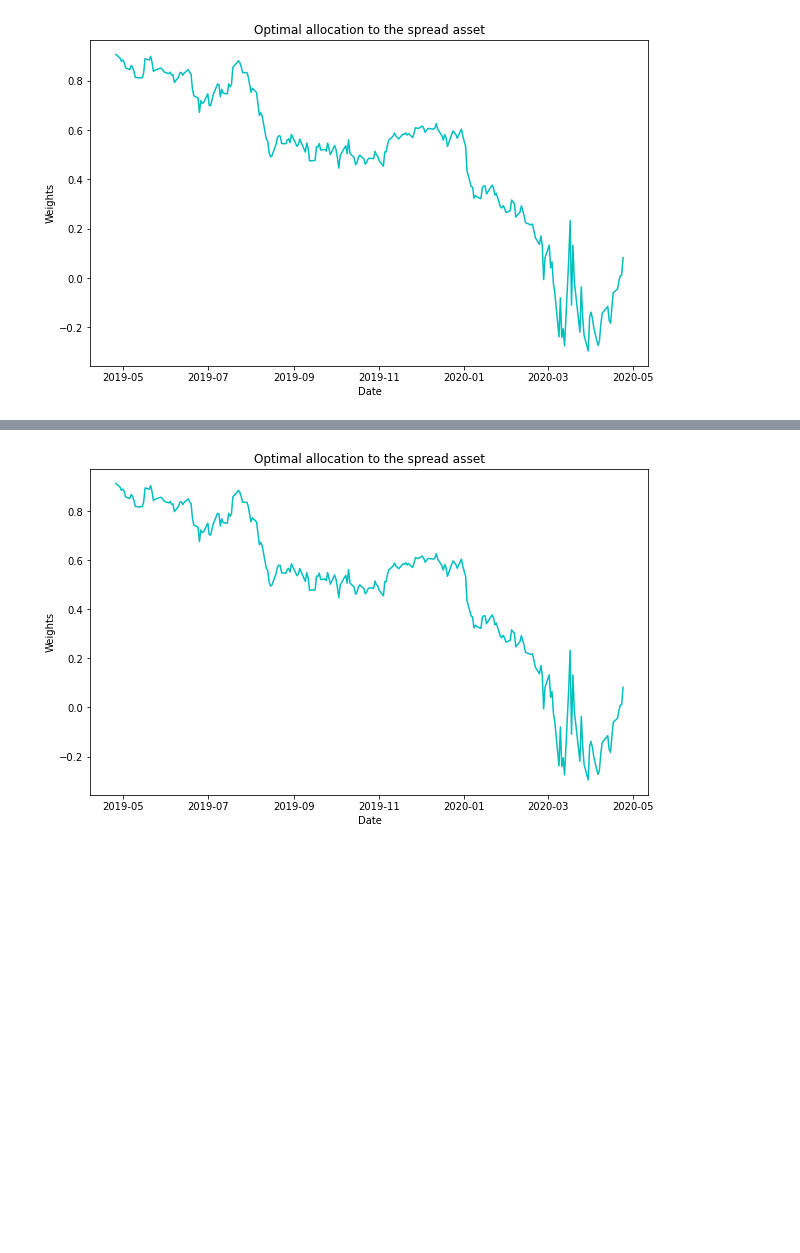
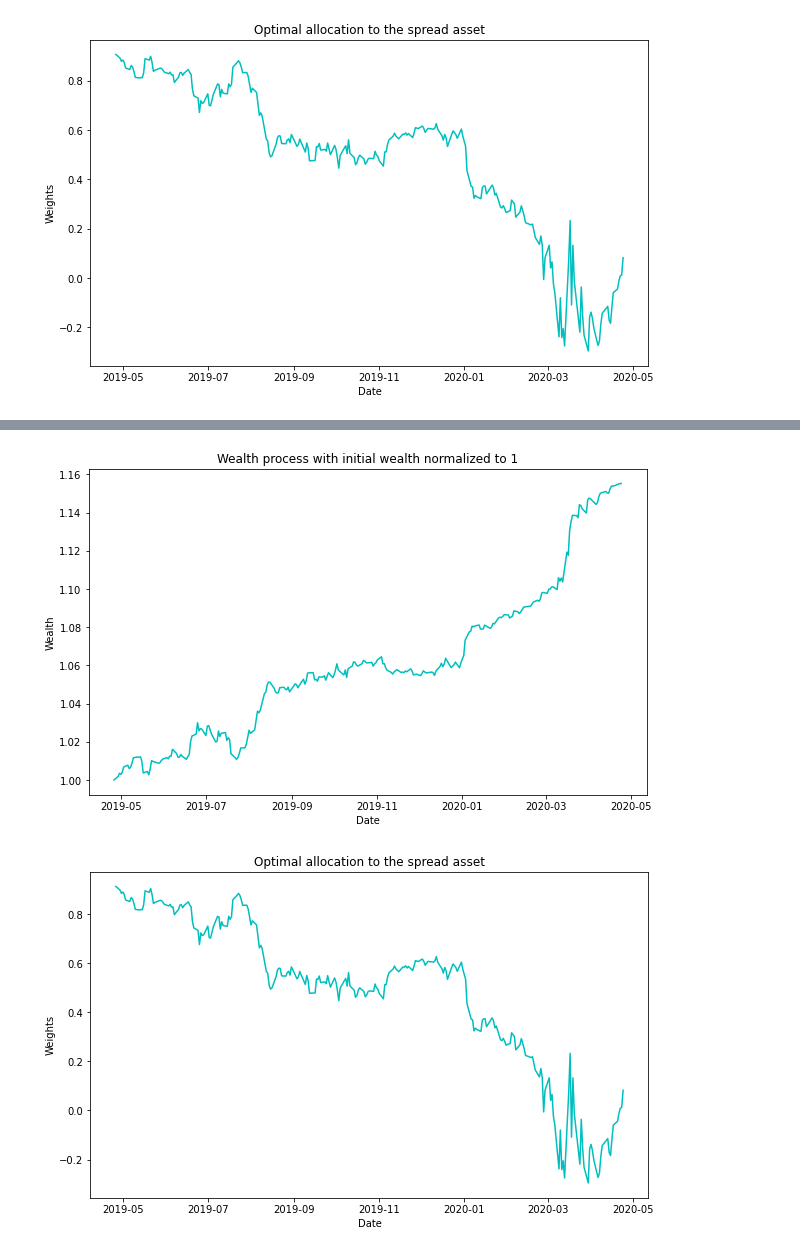
Before and after one commit to hudson-and-thames/arbitrage_research, a Jupyter notebook: Stochastic Control Approach/OU_Model_Jurek.ipynb, the cells around one changed output, grey strips where cells are left out. Drawn from its saved outputs; the diff is of its cells as text; code cells hidden in the pictures; blank space fills up the shorter version.

```diff
--- a/Stochastic Control Approach/OU_Model_Jurek.ipynb
+++ b/Stochastic Control Approach/OU_Model_Jurek.ipynb
@@ -218,7 +227,8 @@ $\color{#FF0000}{\textrm{ WARNING }}$ : For utility_type = 2 and low values of $
 
 # Plotting the portfolio weights of the spread asset
 plt.figure(figsize=(10, 6))
-plt.plot(data_test_dataframe.index, sc.optimal_portfolio_weights(data_test_dataframe, gamma=2, utility_type=1), 'c-')
+scaled_weights = sc.optimal_portfolio_weights(data_test_dataframe, gamma=2, utility_type=1)
+plt.plot(data_test_dataframe.index, scaled_weights, 'c-')
 plt.title("Optimal allocation to the spread asset")
 plt.ylabel("Weights")
 plt.xlabel("Date")
@@ -228,3 +257,38 @@ plt.show()
+# %%
+def plot_wealth_process(obj, data, optimal_weights, utility_type):
+    """
+    Function for plotting the wealth process.
+    """
+
+    tau, S = obj.spread_calc(data)
+    W = np.ones(len(tau))
+
+    if utility_type == 1:
+        for i in range(len(data) - 1):
+            # Calculating the wealth process for CRRA investor. Follows equation (3) in Appendix A
+            W[i + 1] = W[i] + W[i] * optimal_weights[i] * (S[i + 1] - S[i]) + obj.r * W[i] * (
+                        1 - optimal_weights[i] * S[i]) * obj.delta_t
+
+    elif utility_type == 2:
+        for i in range(len(data) - 1):
+            # Calculating the wealth process for investor with intermediate consumption
+            # Follows equation (39) in Appendix A
+            # Here we add an extra term which denotes consumption
+            W[i + 1] = W[i] + W[i] * optimal_weights[i] * (S[i + 1] - S[i]) + obj.r * W[i] * (
+                        1 - optimal_weights[i] * S[i]) * obj.delta_t - obj.beta * W[i] * obj.delta_t
+
+    # Plotting
+    plt.figure(figsize=(10, 6))
+    plt.plot(data.index, W, 'c-')
+    plt.title("Wealth process with initial wealth normalized to 1")
+    plt.ylabel("Wealth")
+    plt.xlabel("Date")
+    plt.show()
+# %%
+# Plotting the corresponding wealth process for the calculated weights above.
+plot_wealth_process(sc, data_test_dataframe, scaled_weights, utility_type = 1)
+# %% [output]
+[figure, added]
 # %%
 # In this example, we are considering the investor with utility defined over intermediate consumption(utility_type = 2), with gamma = 2
 
```
Also changed, not shown: parts of 8 cells of this notebook, 1 other file.
